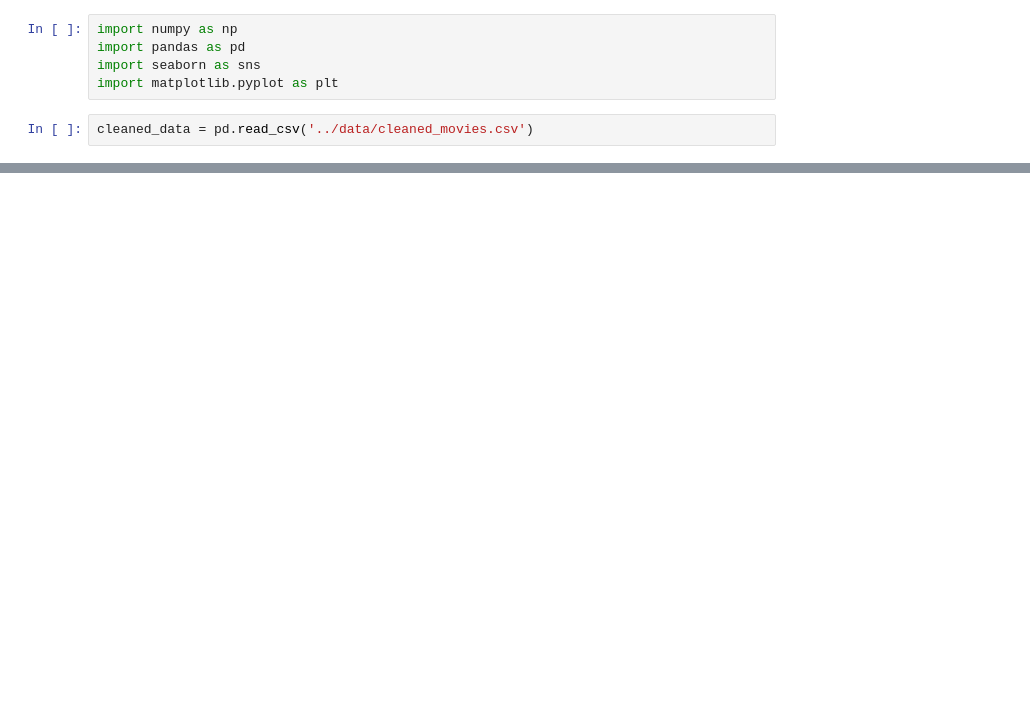
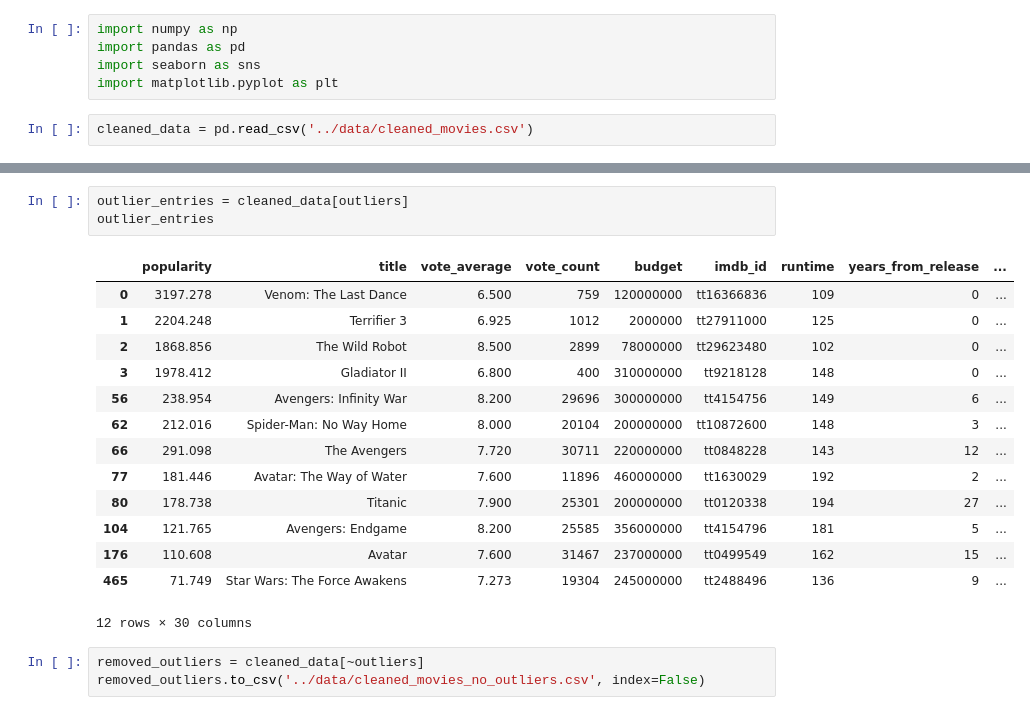
Before and after one commit to minhnhat-nguyen/HCMUS-Movie-Analytics, a Jupyter notebook: notebook/EDA.ipynb, the cells around one changed output, grey strips where cells are left out. Drawn from its saved outputs; the diff is of its cells as text; blank space fills up the shorter version.

```diff
--- a/notebook/EDA.ipynb
+++ b/notebook/EDA.ipynb
@@ -132,0 +170,21 @@ plt.show()
+# %%
+outlier_entries = cleaned_data[outliers]
+outlier_entries
+# %% [output]
+|  | popularity | title | vote_average | vote_count | budget | imdb_id | runtime | years_from_release | ... |
+| 0 | 3197.278 | Venom: The Last Dance | 6.500 | 759 | 120000000 | tt16366836 | 109 | 0 | ... |
+| 1 | 2204.248 | Terrifier 3 | 6.925 | 1012 | 2000000 | tt27911000 | 125 | 0 | ... |
+| 2 | 1868.856 | The Wild Robot | 8.500 | 2899 | 78000000 | tt29623480 | 102 | 0 | ... |
+| 3 | 1978.412 | Gladiator II | 6.800 | 400 | 310000000 | tt9218128 | 148 | 0 | ... |
+| 56 | 238.954 | Avengers: Infinity War | 8.200 | 29696 | 300000000 | tt4154756 | 149 | 6 | ... |
+| 62 | 212.016 | Spider-Man: No Way Home | 8.000 | 20104 | 200000000 | tt10872600 | 148 | 3 | ... |
+| 66 | 291.098 | The Avengers | 7.720 | 30711 | 220000000 | tt0848228 | 143 | 12 | ... |
+| 77 | 181.446 | Avatar: The Way of Water | 7.600 | 11896 | 460000000 | tt1630029 | 192 | 2 | ... |
+| 80 | 178.738 | Titanic | 7.900 | 25301 | 200000000 | tt0120338 | 194 | 27 | ... |
+| 104 | 121.765 | Avengers: Endgame | 8.200 | 25585 | 356000000 | tt4154796 | 181 | 5 | ... |
+| 176 | 110.608 | Avatar | 7.600 | 31467 | 237000000 | tt0499549 | 162 | 15 | ... |
+| 465 | 71.749 | Star Wars: The Force Awakens | 7.273 | 19304 | 245000000 | tt2488496 | 136 | 9 | ... |
+12 rows × 30 columns
+# %%
+removed_outliers = cleaned_data[~outliers]
+removed_outliers.to_csv('../data/cleaned_movies_no_outliers.csv', index=False)
```
Also changed, not shown: parts of 10 cells of this notebook, 1 other file.
